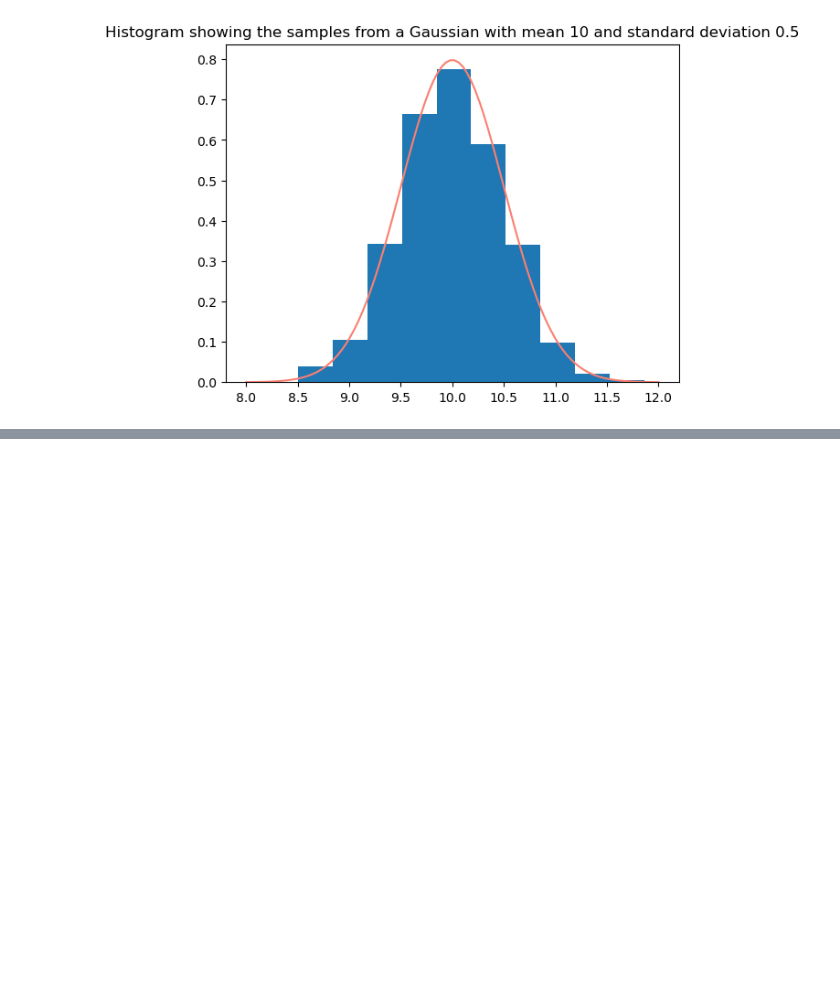
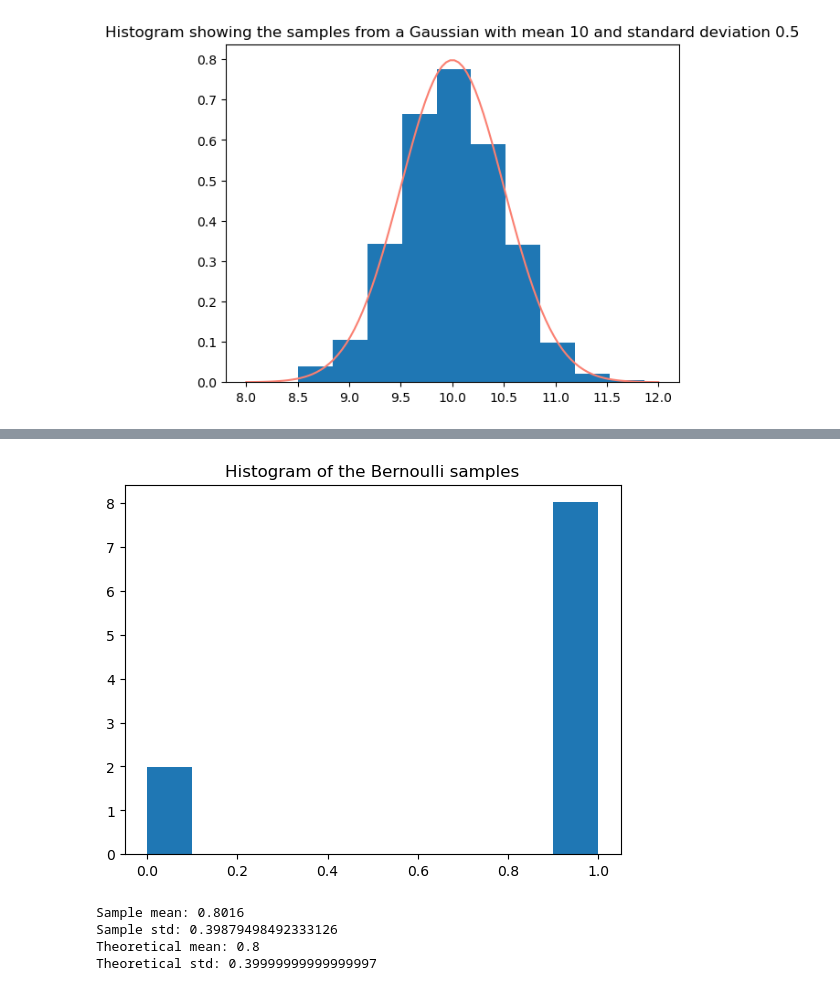
Before and after one commit to paopaoch/data_science_summary, a Jupyter notebook: 2_proability_distributions.ipynb, the cells around one changed output, grey strips where cells are left out. Cells and saved outputs as stored; diff of their text form; code cells hidden in the pictures; blank space fills up the shorter version.

```diff
--- a/2_proability_distributions.ipynb
+++ b/2_proability_distributions.ipynb
@@ -67,0 +127,18 @@ plt.show()
+# %%
+p = 0.8
+samples = [0 if i > p else 1 for i in np.random.rand(10000)]
+plt.hist(samples, density=True)
+plt.title("Histogram of the Bernoulli samples")
+plt.show()
+
+print("Sample mean:", np.mean(samples))
+print("Sample std:", np.std(samples))
+
+print("Theoretical mean:", p)
+print("Theoretical std:", np.sqrt(p*(1-p)))
+# %% [output]
+[figure, added]
+Sample mean: 0.8016
+Sample std: 0.39879498492333126
+Theoretical mean: 0.8
+Theoretical std: 0.39999999999999997
```
Also changed, not shown: parts of 26 cells of this notebook.
